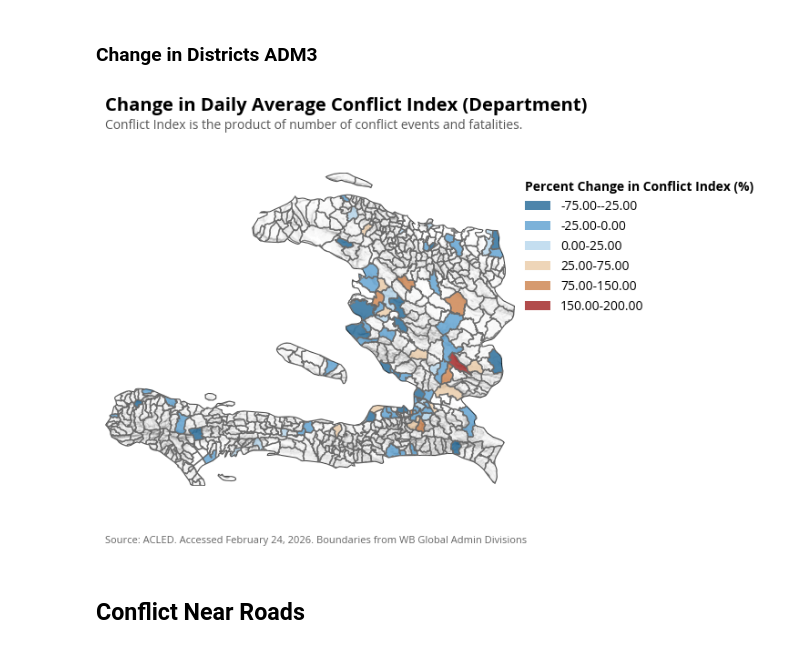
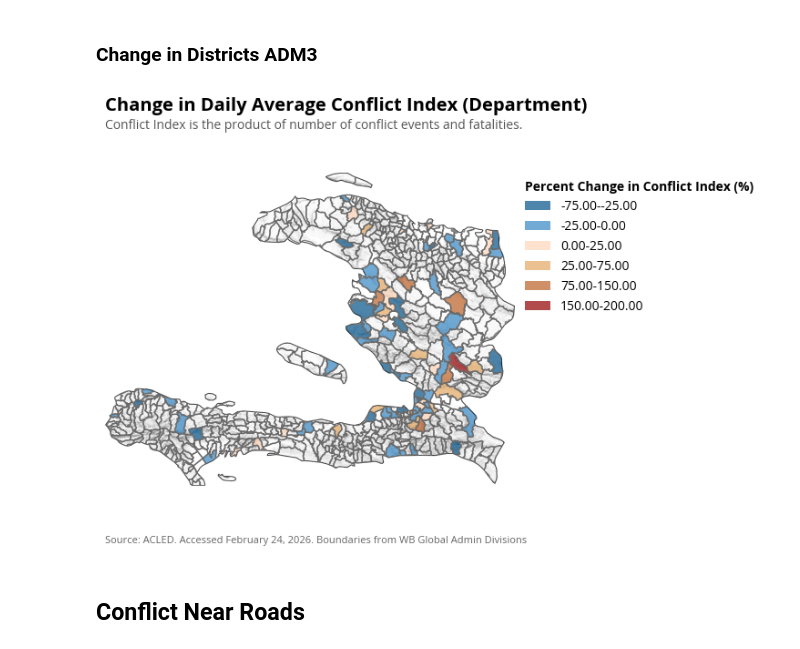
Before and after one commit to datapartnership/haiti-conflict-analysis, a Jupyter notebook: notebooks/acled.ipynb, the cells around one changed output. Cells and saved outputs as stored; diff of their text form; code cells hidden in the pictures.

```diff
--- a/notebooks/acled.ipynb
+++ b/notebooks/acled.ipynb
@@ -390,28 +391,31 @@ conflict_pc_diff_melted = haiti_adm3.merge(conflict_pc_diff_melted, on='adm3_nam
 # %%
 # Example 3: Custom bin edges for classification
 # Define fixed bins: 0-5 events (low), 5-15 events (medium), 15+ events (high)
 custom_bin_edges = [-75,-25,0,25,75,150,200]
 
 fig, ax = visuals.get_h3_maps(
     conflict_pc_diff_melted,
     'Change in Daily Average Conflict Index (Department)',
     subtitle='Conflict Index is the product of number of conflict events and fatalities. ',
     source_text=f'Source: ACLED. Accessed {extracted_date_formatted}. Boundaries from WB Global Admin Divisions',
     measure='pc_change',
     category_list=[2025],
-    custom_colors=["#025288", "#3587C3", "#80BDE7", "#EFEFEF", "#E3A763", "#BD6126", "#920000"],
+    custom_colors=["#025288",
+                    "#3587C3",
+                     "#ffd6b9",
+                       "#E3A763", "#BD6126", "#920000"],
     country_boundary=haiti_adm0,
     admin1_boundary=haiti_adm3,
     basemap_choice=MAPBOX_BASEMAP_URL,
     basemap_alpha=0.8,
     custom_bins=custom_bin_edges,  # Custom classification bins
     subplot_titles=[],
     legend_bbox=(1.5, 0.5),
     legend_title='Percent Change in Conflict Index (%)',
     #basemap_choice=MAPBOX_BASEMAP_URL
 )
 # %% [output]
-[figure, old version]
+[figure, new version]
 # %% [markdown]
 ## Conflict Near Roads
 # %% [markdown]
```
Also changed, not shown: parts of 3 cells of this notebook.
